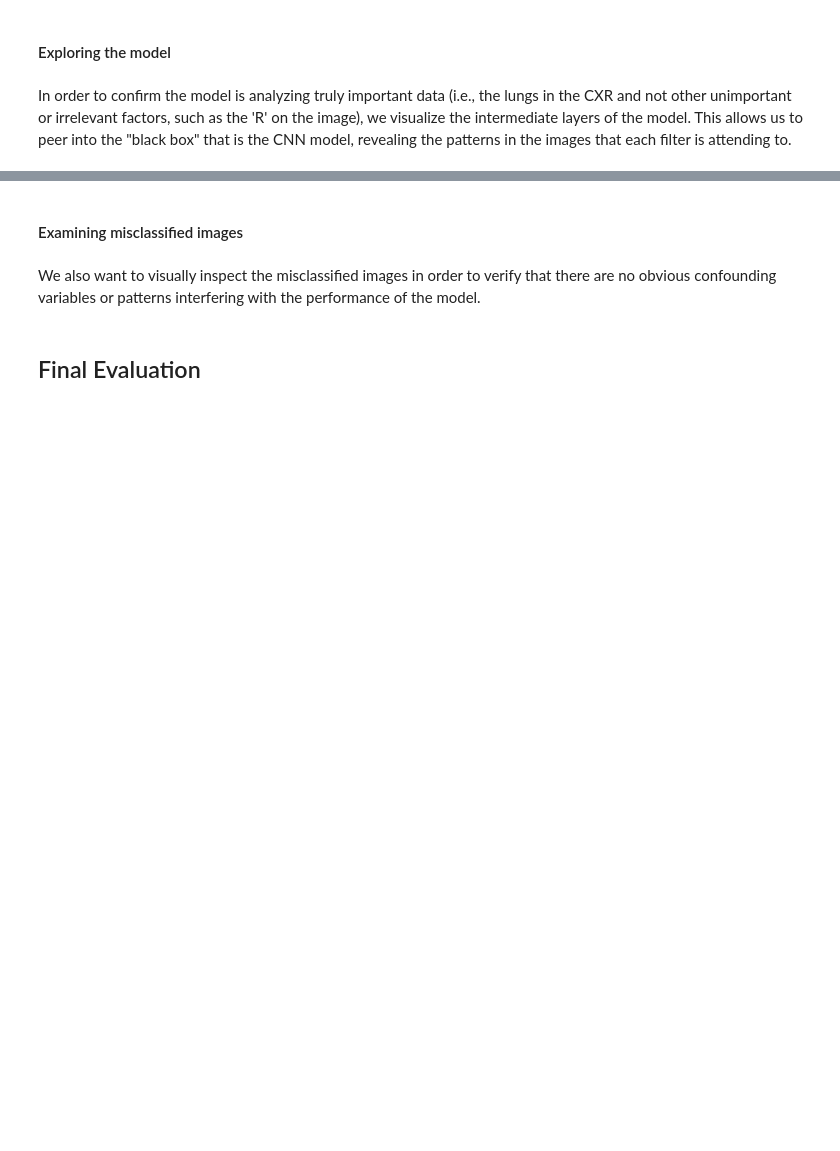
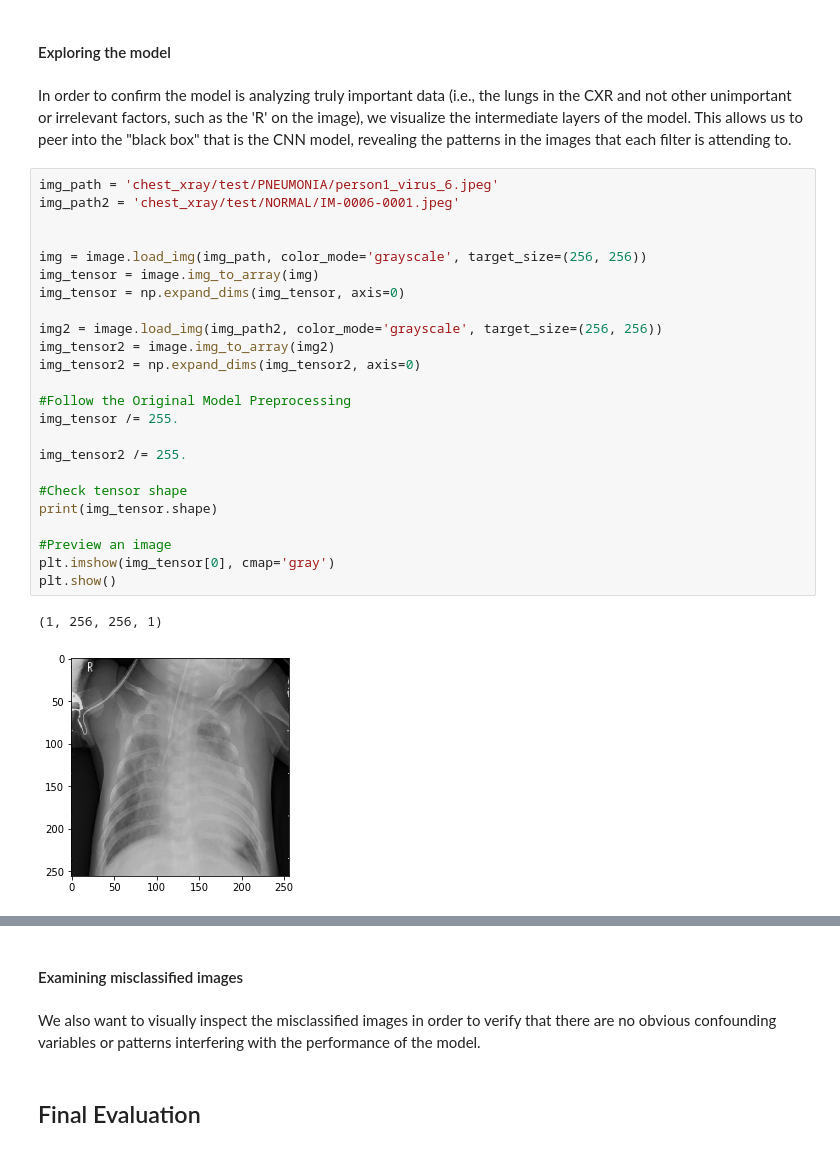
Before and after one commit to ericdnbn/image_classifier_pneumonia, a Jupyter notebook: final_notebook.ipynb, the cells around one changed output, grey strips where cells are left out. Cells and saved outputs as stored; diff of their text form; blank space fills up the shorter version.

```diff
--- a/final_notebook.ipynb
+++ b/final_notebook.ipynb
@@ -487,3 +538,30 @@ After iterating through many different models, we decided on the following model
 #### Exploring the model
 # %% [markdown]
 In order to confirm the model is analyzing truly important data (i.e., the lungs in the CXR and not other unimportant or irrelevant factors, such as the 'R' on the image), we visualize the intermediate layers of the model. This allows us to peer into the "black box" that is the CNN model, revealing the patterns in the images that each filter is attending to.
+# %%
+img_path = 'chest_xray/test/PNEUMONIA/person1_virus_6.jpeg'
+img_path2 = 'chest_xray/test/NORMAL/IM-0006-0001.jpeg'
+
+
+img = image.load_img(img_path, color_mode='grayscale', target_size=(256, 256))
+img_tensor = image.img_to_array(img)
+img_tensor = np.expand_dims(img_tensor, axis=0)
+
+img2 = image.load_img(img_path2, color_mode='grayscale', target_size=(256, 256))
+img_tensor2 = image.img_to_array(img2)
+img_tensor2 = np.expand_dims(img_tensor2, axis=0)
+
+#Follow the Original Model Preprocessing
+img_tensor /= 255.
+
+img_tensor2 /= 255.
+
+#Check tensor shape
+print(img_tensor.shape)
+
+#Preview an image
+plt.imshow(img_tensor[0], cmap='gray')
+plt.show()
+# %% [output]
+(1, 256, 256, 1)
+[figure, added]
```
Also changed, not shown: parts of 13 cells of this notebook, 1 other file.
